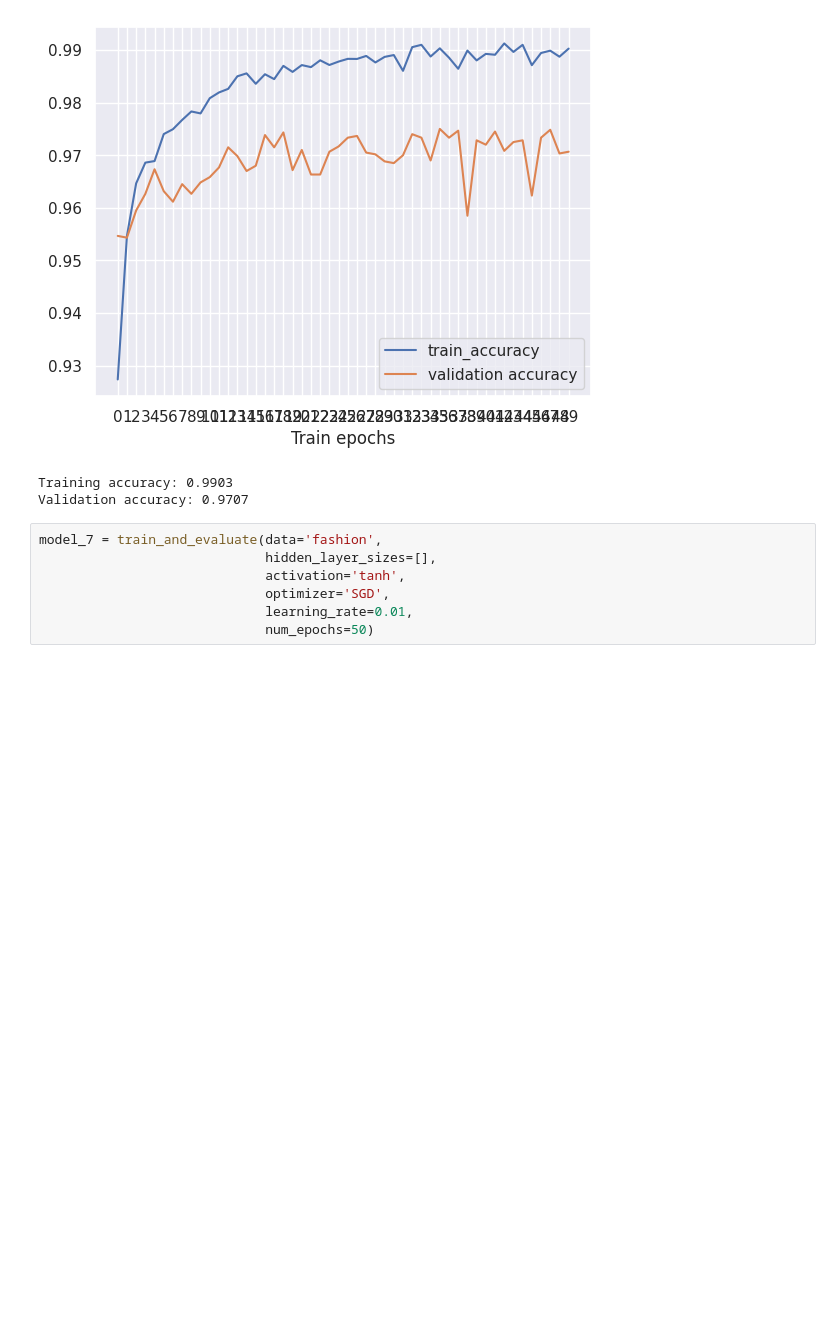
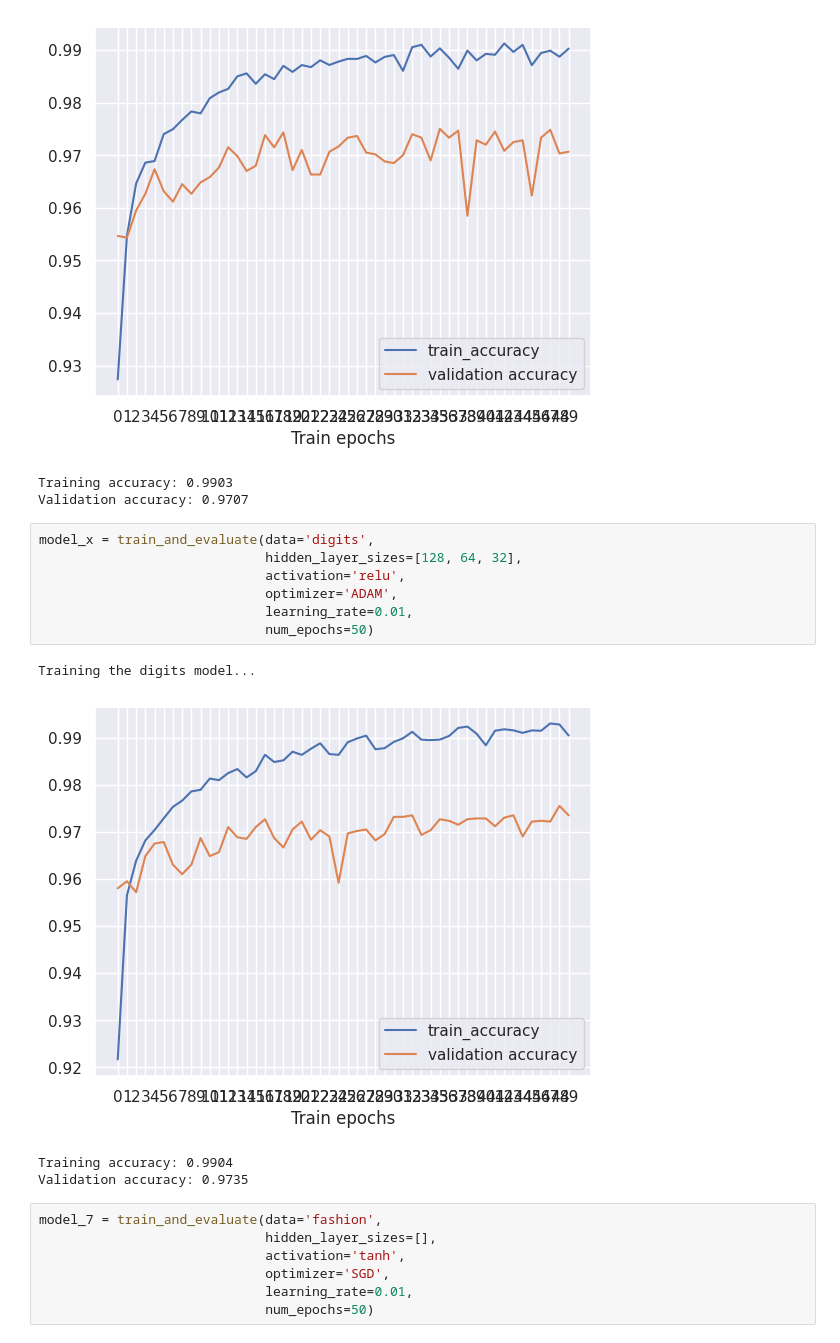
Before and after one commit to dabingougou/207, a Jupyter notebook: week_6/06 Neural Networks.ipynb, the cells around one changed output. Saved outputs shown, nothing was run; the diff lists cells and outputs as text; blank space fills up the shorter version.

```diff
--- a/week_6/06 Neural Networks.ipynb
+++ b/week_6/06 Neural Networks.ipynb
@@ -429,6 +422,18 @@ Training the digits model...
 [figure]
 Training accuracy: 0.9903
 Validation accuracy: 0.9707
+# %%
+model_x = train_and_evaluate(data='digits',
+                             hidden_layer_sizes=[128, 64, 32],
+                             activation='relu',
+                             optimizer='ADAM',
+                             learning_rate=0.01,
+                             num_epochs=50)
+# %% [output]
+Training the digits model...
+[figure, added]
+Training accuracy: 0.9904
+Validation accuracy: 0.9735
 # %%
 model_7 = train_and_evaluate(data='fashion',
                              hidden_layer_sizes=[],
```
Also changed, not shown: parts of 13 cells of this notebook, 3 other files.
